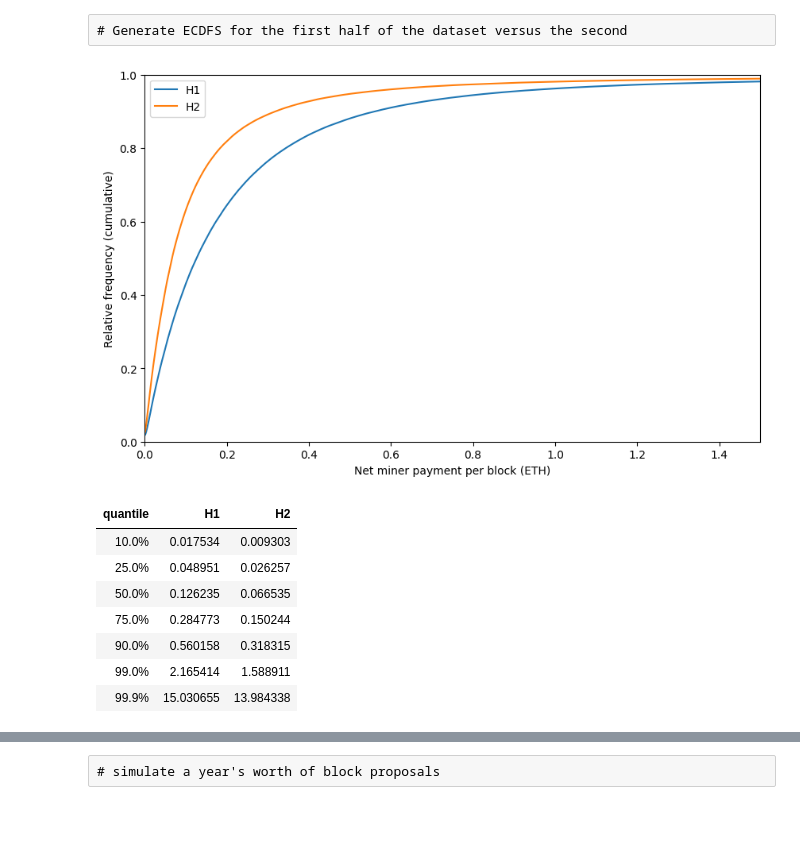
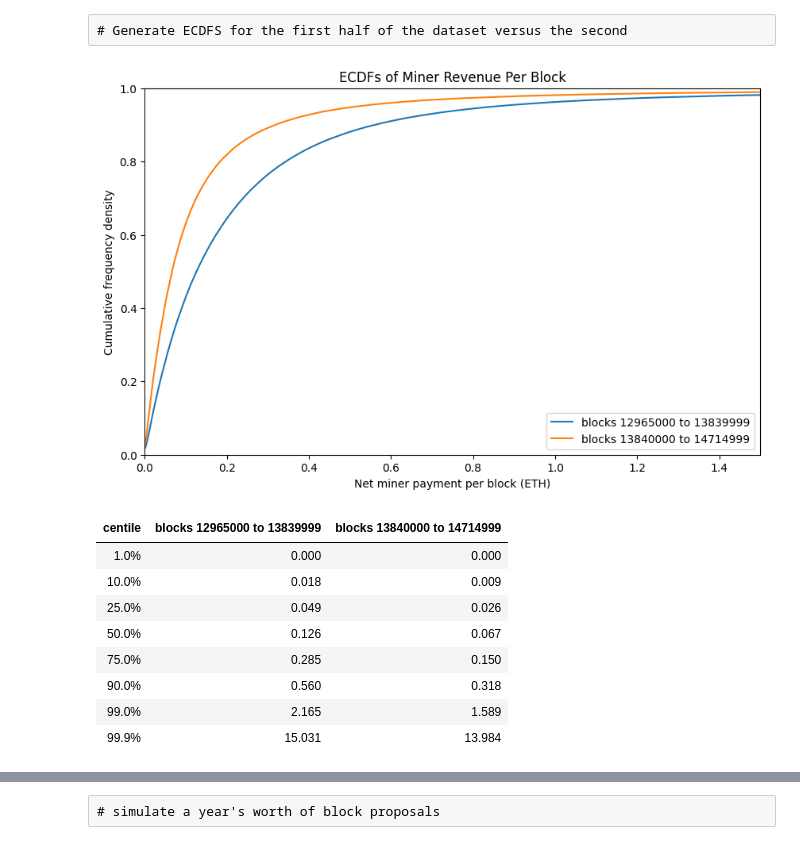
Before and after one commit to pintail-xyz/post-merge-mev, a Jupyter notebook: model-post-merge-returns.ipynb, the cells around one changed output, grey strips where cells are left out. Drawn from its saved outputs; the diff is of its cells as text; code cells hidden in the pictures; blank space fills up the shorter version.

```diff
--- a/model-post-merge-returns.ipynb
+++ b/model-post-merge-returns.ipynb
@@ -175,38 +227,48 @@ ax.set_xlim(0, weekly.index.max())
 # %%
 df_h1 = df.iloc[:len(df) // 2]
 vc_h1 = df_h1['miner_extracted'].value_counts()
 ecdf_h1 = vc_h1.sort_index().cumsum()*1./len(df_h1)
 
 df_h2 = df.iloc[len(df) // 2:]
 vc_h2 = df_h2['miner_extracted'].value_counts()
 ecdf_h2 = vc_h2.sort_index().cumsum()*1./len(df_h2)
 
 fig, ax = plt.subplots(figsize=(10, 6))
-ecdf_h1.plot(ax=ax, label='H1')
-ecdf_h2.plot(ax=ax, label='H2')
+ecdf_h1.plot(ax=ax, label='blocks 12965000 to 13839999')
+ecdf_h2.plot(ax=ax, label='blocks 13840000 to 14714999')
 
+ax.set_title('ECDFs of Miner Revenue Per Block')
 ax.set_xlim(0,1.5)
 ax.set_xlabel('Net miner payment per block (ETH)')
 ax.set_ylim(0,1)
-ax.set_ylabel('Relative frequency (cumulative)')
+ax.set_ylabel('Cumulative frequency density')
 ax.legend()
 plt.show()
 
-quantiles = [0.1, 0.25, 0.5, 0.75, 0.9, 0.99, 0.999]
+quantiles = [0.01, 0.1, 0.25, 0.5, 0.75, 0.9, 0.99, 0.999]
 
 table = pd.DataFrame({
-    'quantile': [100 * q for q in quantiles],
-    'H1': [ecdf_h1[ecdf_h1.ge(q)].index[0] for q in quantiles],
-    'H2': [ecdf_h2[ecdf_h2.ge(q)].index[0] for q in quantiles]
+    'centile': [100 * q for q in quantiles],
+    'blocks 12965000<br>to 13839999': [
+        ecdf_h1[ecdf_h1.ge(q)].index[0] for q in quantiles
+    ],
+    'blocks 13840000<br>to 14714999': [
+        ecdf_h2[ecdf_h2.ge(q)].index[0] for q in quantiles
+    ]
 })
-table.style.hide().format({'quantile': '{:.1f}%'})
+table.style.hide().format({
+    'centile': '{:.1f}%',
+    'blocks 12965000<br>to 13839999': '{:.3f}',
+    'blocks 13840000<br>to 14714999': '{:.3f}'
+})
 # %% [output]
-[figure, old version]
+[figure, new version]
-| quantile | H1 | H2 |
-| 10.0% | 0.017534 | 0.009303 |
-| 25.0% | 0.048951 | 0.026257 |
-| 50.0% | 0.126235 | 0.066535 |
-| 75.0% | 0.284773 | 0.150244 |
-| 90.0% | 0.560158 | 0.318315 |
-| 99.0% | 2.165414 | 1.588911 |
-| 99.9% | 15.030655 | 13.984338 |
+| centile | blocks 12965000 to 13839999 | blocks 13840000 to 14714999 |
+| 1.0% | 0.000 | 0.000 |
+| 10.0% | 0.018 | 0.009 |
+| 25.0% | 0.049 | 0.026 |
+| 50.0% | 0.126 | 0.067 |
+| 75.0% | 0.285 | 0.150 |
+| 90.0% | 0.560 | 0.318 |
+| 99.0% | 2.165 | 1.589 |
+| 99.9% | 15.031 | 13.984 |
```
Also changed, not shown: parts of 16 cells of this notebook, 2 other files.
